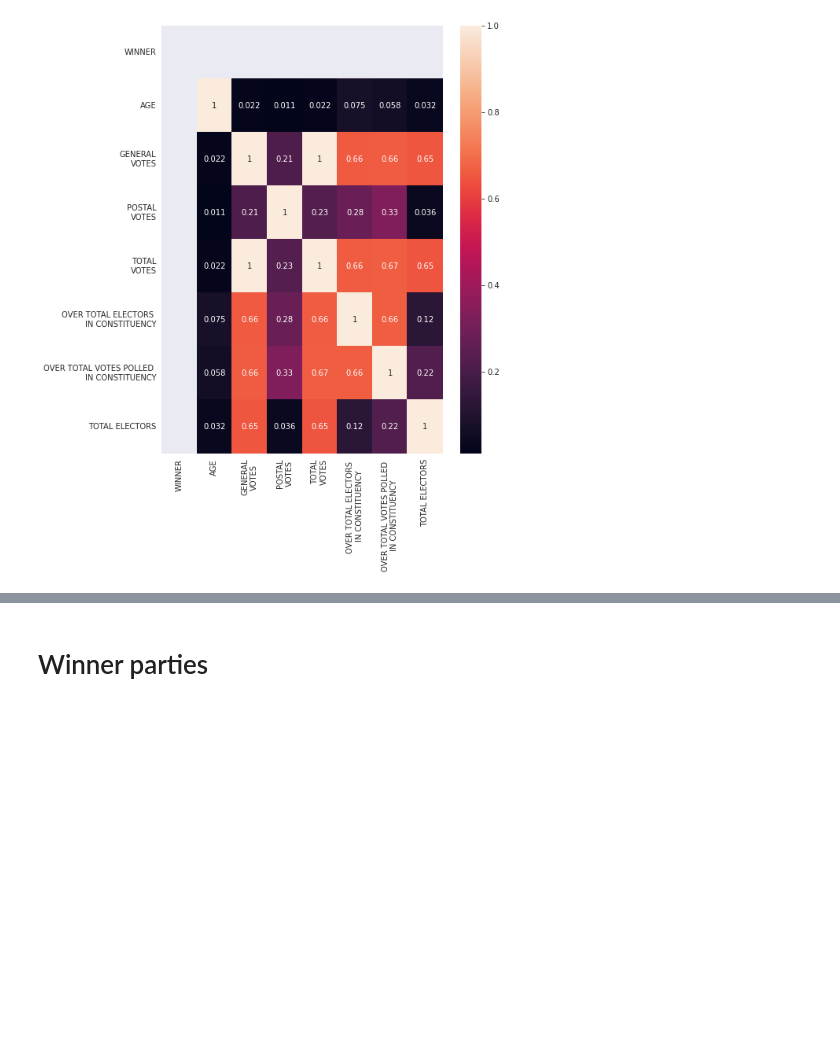
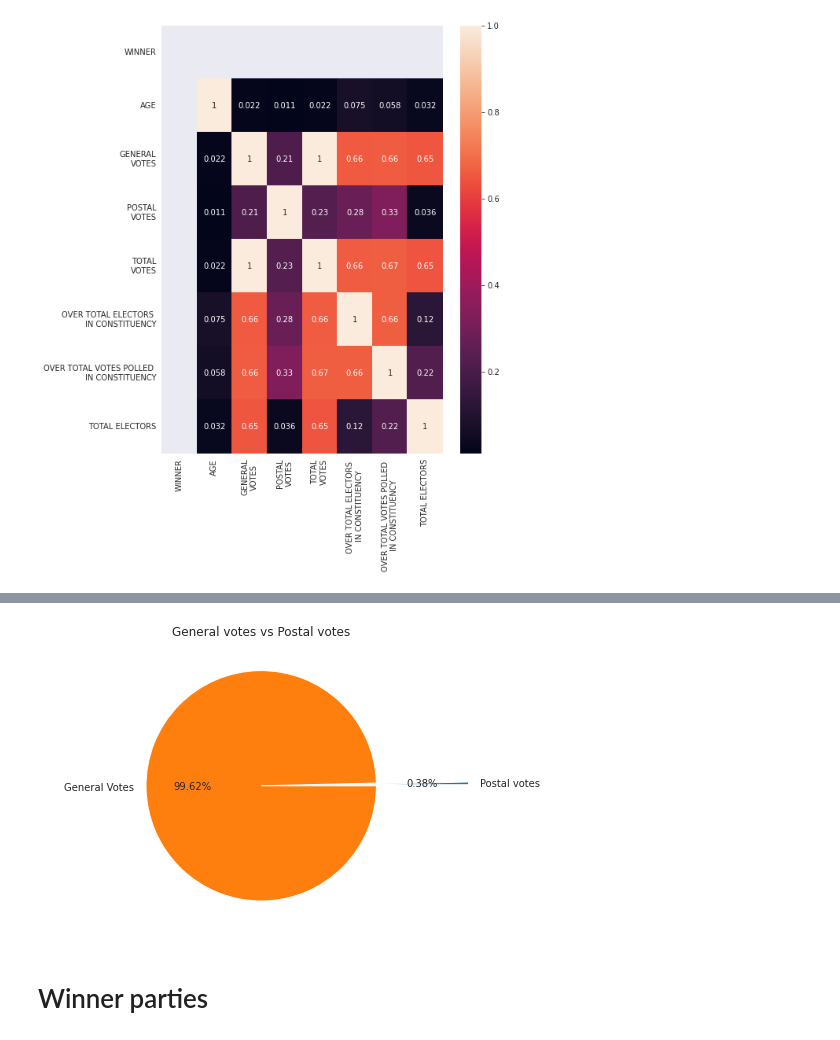
Before and after one commit to KalyaniTBhandwalkar/Assignment, a Jupyter notebook: LS_Data_analysis.ipynb, the cells around one changed output, grey strips where cells are left out. Cells and saved outputs as stored; diff of their text form; code cells hidden in the pictures; blank space fills up the shorter version.

```diff
--- a/LS_Data_analysis.ipynb
+++ b/LS_Data_analysis.ipynb
@@ -163,3 +284,18 @@ ax = sns.heatmap(corr_matrix,annot=True)
+# %%
+a=[df['POSTAL\nVOTES'].sum(),df['GENERAL\nVOTES'].sum()]
+b=['Postal votes','General Votes']
+#vcc  = df1.PARTY.value_counts()
+x=b
+y=a
+ex=[0.8,0]
+fig = plt.figure()
+ax = fig.add_axes([0,0,1,1])
+ax.axis('equal')
+ax.pie(y, labels = x,autopct='%1.2f%%',explode = ex)
+plt.title("General votes vs Postal votes")
+plt.show()
+# %% [output]
+[figure, added]
 # %% [markdown]
 # Winner parties
 # %%
```
Also changed, not shown: parts of 48 cells of this notebook.
